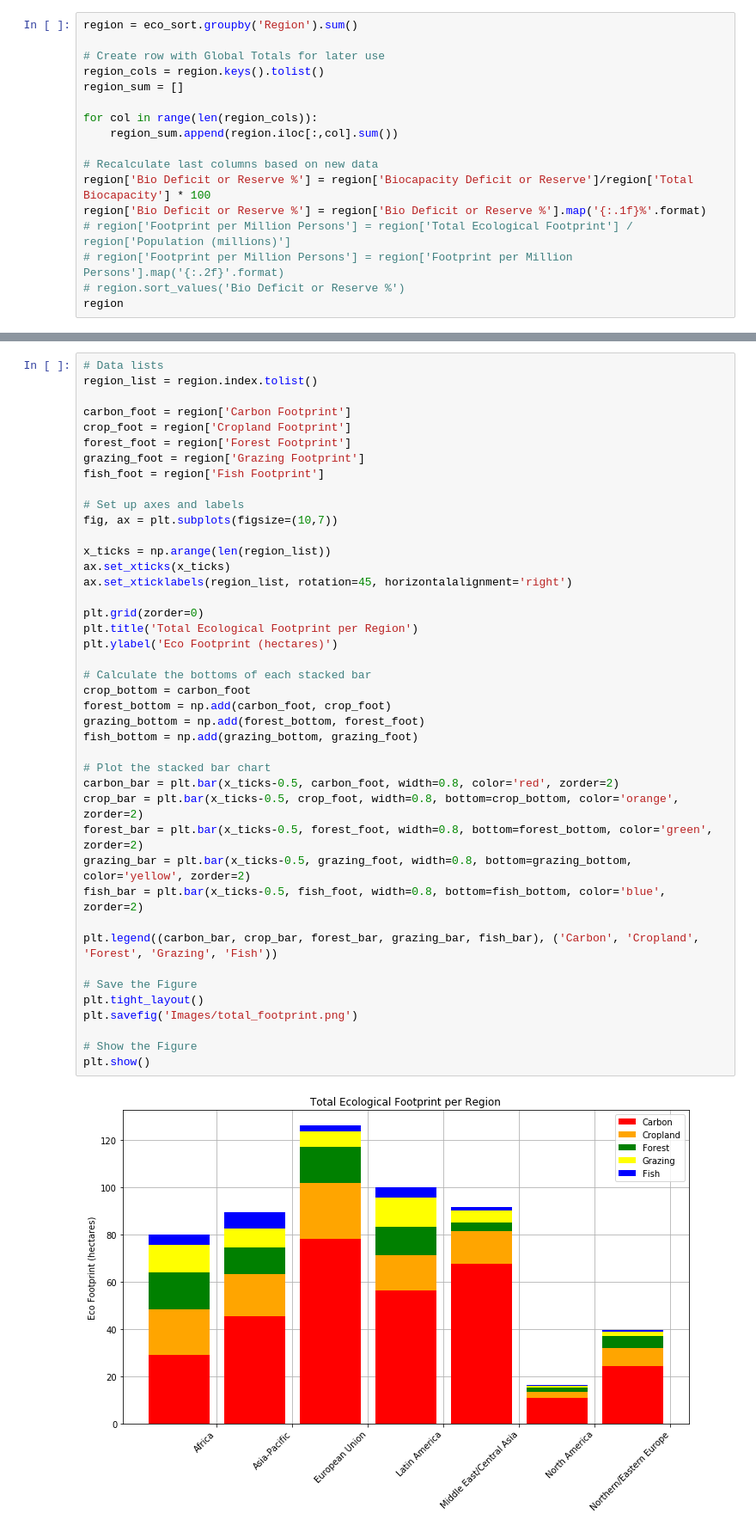
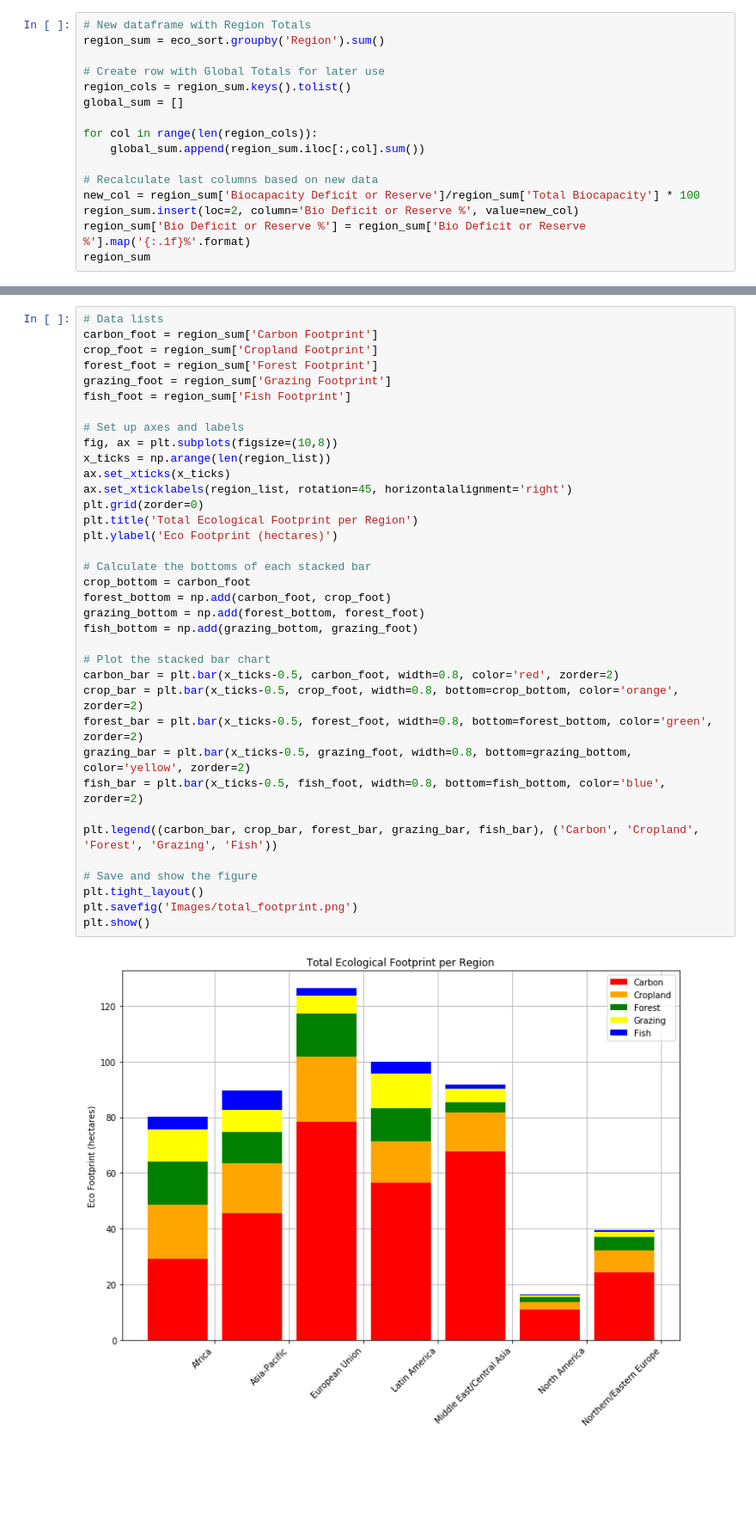
Before and after one commit to limbz-sami/Eco_footprint, a Jupyter notebook: footprint_v_biocapacity.ipynb, the cells around one changed output, grey strips where cells are left out. Shown at 86% size. Saved outputs shown, nothing was run; the diff lists cells and outputs as text; blank space fills up the shorter version.

```diff
--- a/footprint_v_biocapacity.ipynb
+++ b/footprint_v_biocapacity.ipynb
@@ -54,18 +82,17 @@ index_us
 # %%
-region = eco_sort.groupby('Region').sum()
+# New dataframe with Region Totals
+region_sum = eco_sort.groupby('Region').sum()
 
 # Create row with Global Totals for later use
-region_cols = region.keys().tolist()
-region_sum = []
+region_cols = region_sum.keys().tolist()
+global_sum = []
 
 for col in range(len(region_cols)):
-    region_sum.append(region.iloc[:,col].sum())
+    global_sum.append(region_sum.iloc[:,col].sum())
 
 # Recalculate last columns based on new data
-region['Bio Deficit or Reserve %'] = region['Biocapacity Deficit or Reserve']/region['Total Biocapacity'] * 100
-region['Bio Deficit or Reserve %'] = region['Bio Deficit or Reserve %'].map('{:.1f}%'.format)
-# region['Footprint per Million Persons'] = region['Total Ecological Footprint'] / region['Population (millions)']
-# region['Footprint per Million Persons'] = region['Footprint per Million Persons'].map('{:.2f}'.format)
-# region.sort_values('Bio Deficit or Reserve %')
-region
+new_col = region_sum['Biocapacity Deficit or Reserve']/region_sum['Total Biocapacity'] * 100
+region_sum.insert(loc=2, column='Bio Deficit or Reserve %', value=new_col)
+region_sum['Bio Deficit or Reserve %'] = region_sum['Bio Deficit or Reserve %'].map('{:.1f}%'.format)
+region_sum
 # %% [output]
@@ -97,47 +161,41 @@ region_totals
 # %%
 # Data lists
-region_list = region.index.tolist()
-
-carbon_foot = region['Carbon Footprint']
-crop_foot = region['Cropland Footprint']
-forest_foot = region['Forest Footprint']
-grazing_foot = region['Grazing Footprint']
-fish_foot = region['Fish Footprint']
+carbon_foot = region_sum['Carbon Footprint']
+crop_foot = region_sum['Cropland Footprint']
+forest_foot = region_sum['Forest Footprint']
+grazing_foot = region_sum['Grazing Footprint']
+fish_foot = region_sum['Fish Footprint']
 
 # Set up axes and labels
-fig, ax = plt.subplots(figsize=(10,7))
-
+fig, ax = plt.subplots(figsize=(10,8))
 x_ticks = np.arange(len(region_list))
 ax.set_xticks(x_ticks)
 ax.set_xticklabels(region_list, rotation=45, horizontalalignment='right')
-
 plt.grid(zorder=0)
 plt.title('Total Ecological Footprint per Region')
 plt.ylabel('Eco Footprint (hectares)')
 
 # Calculate the bottoms of each stacked bar
 crop_bottom = carbon_foot
 forest_bottom = np.add(carbon_foot, crop_foot)
 grazing_bottom = np.add(forest_bottom, forest_foot)
 fish_bottom = np.add(grazing_bottom, grazing_foot)
 
 # Plot the stacked bar chart
 carbon_bar = plt.bar(x_ticks-0.5, carbon_foot, width=0.8, color='red', zorder=2)
 crop_bar = plt.bar(x_ticks-0.5, crop_foot, width=0.8, bottom=crop_bottom, color='orange', zorder=2)
 forest_bar = plt.bar(x_ticks-0.5, forest_foot, width=0.8, bottom=forest_bottom, color='green', zorder=2)
 grazing_bar = plt.bar(x_ticks-0.5, grazing_foot, width=0.8, bottom=grazing_bottom, color='yellow', zorder=2)
 fish_bar = plt.bar(x_ticks-0.5, fish_foot, width=0.8, bottom=fish_bottom, color='blue', zorder=2)
 
 plt.legend((carbon_bar, crop_bar, forest_bar, grazing_bar, fish_bar), ('Carbon', 'Cropland', 'Forest', 'Grazing', 'Fish'))
 
-# Save the Figure
+# Save and show the figure
 plt.tight_layout()
 plt.savefig('Images/total_footprint.png')
-
-# Show the Figure
 plt.show()
 # %% [output]
-[figure, old version]
+[figure, new version]
 # %%
 print("North America has an overall low footprint but that's because Canada's Reserve compensates for the U.S.'s Deficit.")
 na_countries = eco_sort.loc[eco_sort["Region"] == "North America",:]
```
Also changed, not shown: parts of 26 cells of this notebook.
